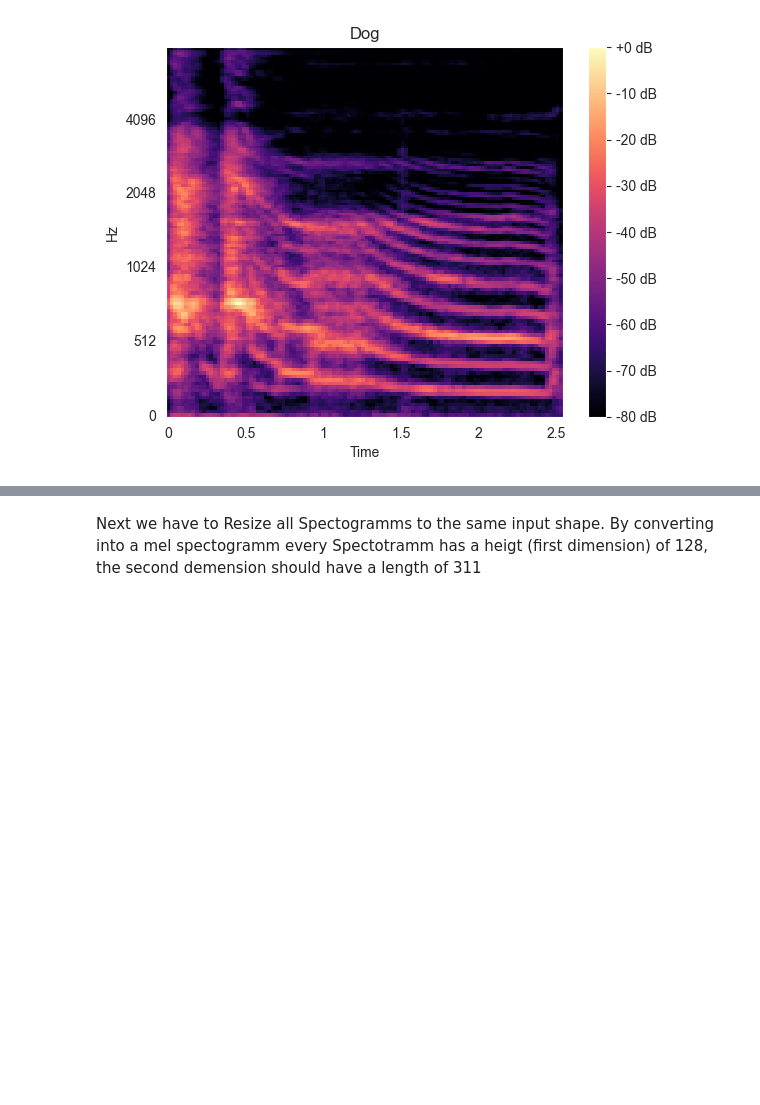
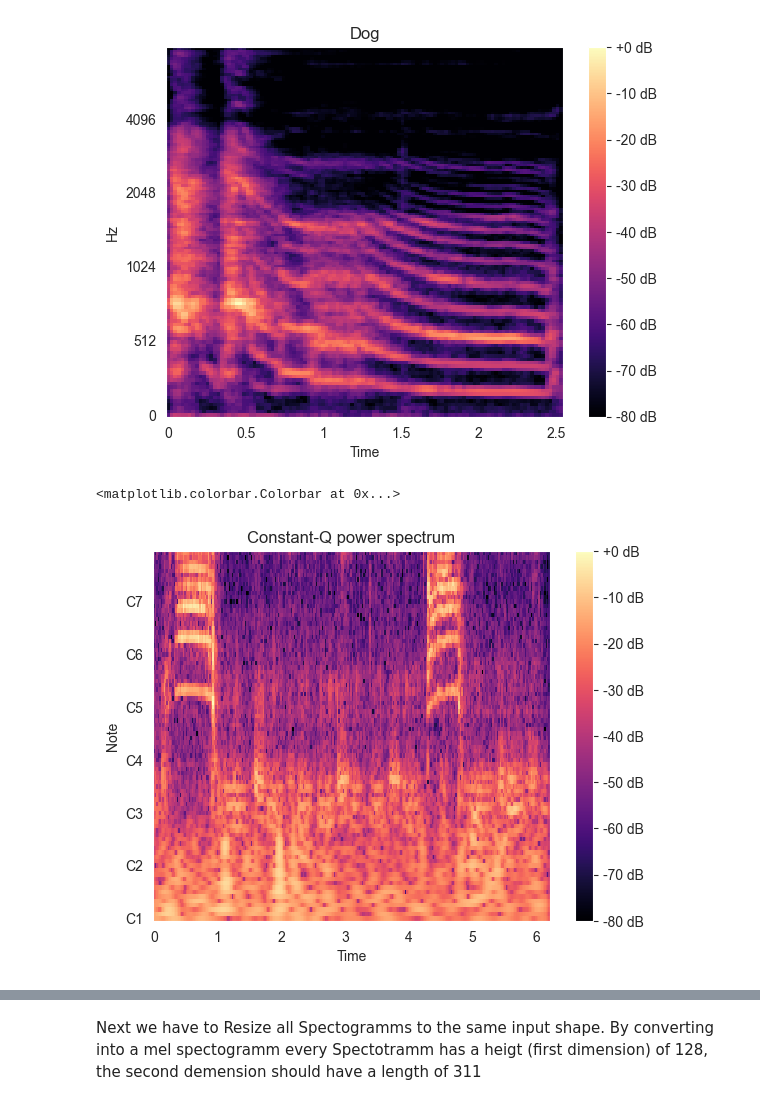
Before and after one commit to Amocon/Audio_Classification, a Jupyter notebook: melSpectogram.ipynb, the cells around one changed output, grey strips where cells are left out. Saved outputs shown, nothing was run; the diff lists cells and outputs as text; code cells hidden in the pictures; blank space fills up the shorter version.

```diff
--- a/melSpectogram.ipynb
+++ b/melSpectogram.ipynb
@@ -108,3 +109,13 @@ plotMel(audiofiles[num])
  [-76.17961  -64.40683  -56.657074 ... -80.       -80.       -80.      ]
  [-80.       -78.376816 -70.65631  ... -80.       -80.       -80.      ]]
 [figure]
+# %%
+y, sr = librosa.load(audiofiles[0].filePath)
+C = np.abs(librosa.cqt(y, sr=sr))
+fig, ax = plt.subplots()
+img = librosa.display.specshow(librosa.amplitude_to_db(C, ref=np.max), sr=sr, x_axis='time', y_axis='cqt_note', ax=ax)
+ax.set_title('Constant-Q power spectrum')
+fig.colorbar(img, ax=ax, format="%+2.0f dB")
+# %% [output]
+<matplotlib.colorbar.Colorbar at 0x...>
+[figure, added]
```
Also changed, not shown: parts of 9 cells of this notebook, 9 other files.
